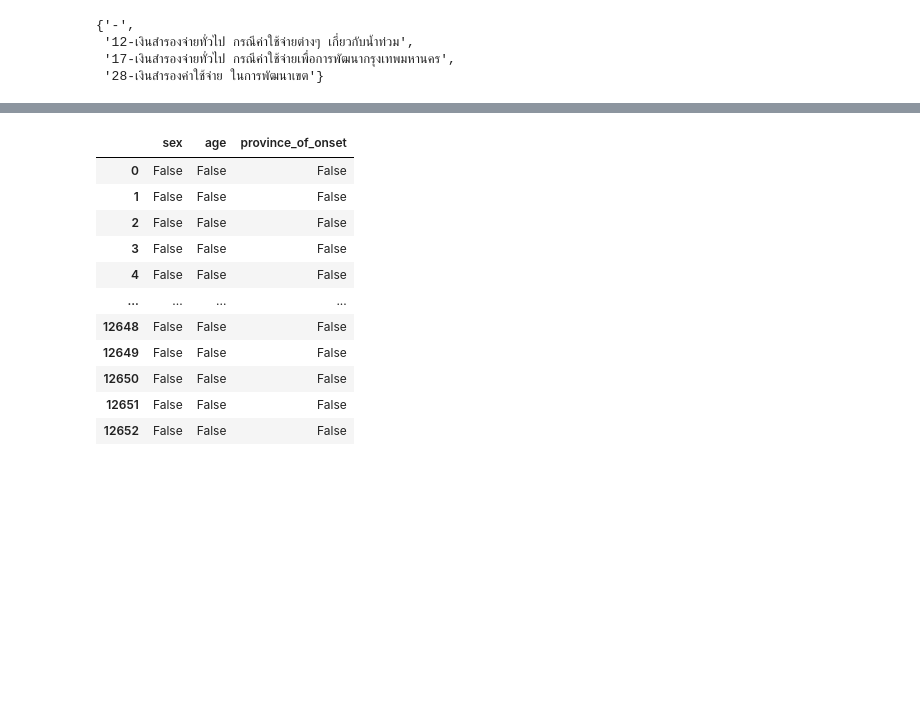
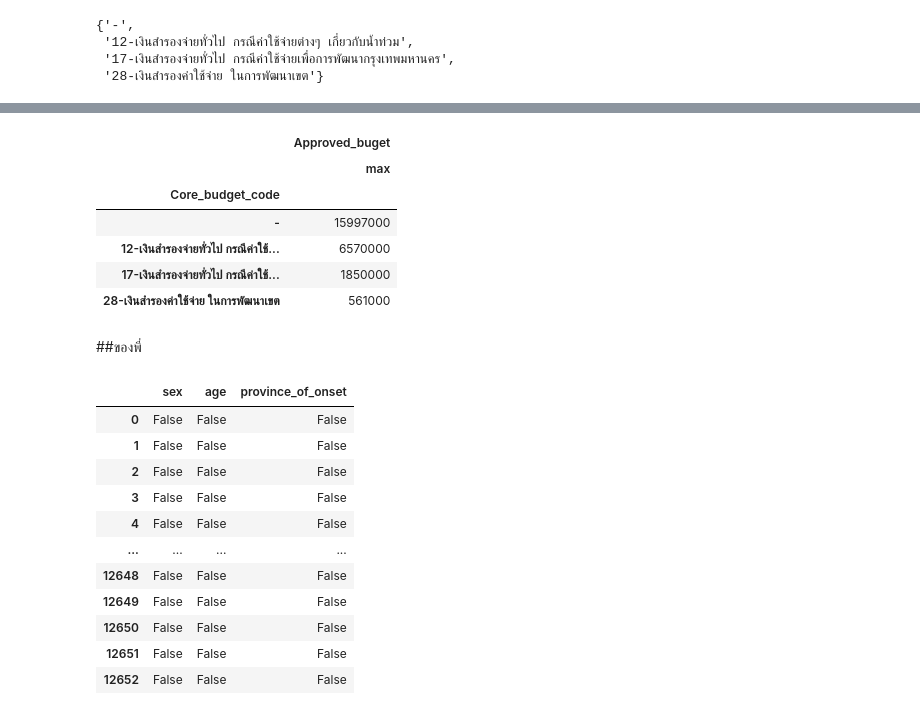
Before and after one commit to kwansawanth/python_dataviz2023, a Jupyter notebook: Pandas101.ipynb, the cells around one changed output, grey strips where cells are left out. Drawn from its saved outputs; the diff is of its cells as text; code cells hidden in the pictures; blank space fills up the shorter version.

```diff
--- a/Pandas101.ipynb
+++ b/Pandas101.ipynb
@@ -959,3 +1033,19 @@ SyntaxError: ignored
+# %%
+##ข้อ4
+
+df4 = pd.DataFrame(data1)
+result4 = df4[['Core_budget_code','Approved_buget']].groupby('Core_budget_code').aggregate(['max'])
+result4
+# %% [output]
+|  | Approved_buget |
+|  | max |
+| Core_budget_code |  |
+| - | 15997000 |
+| 12-เงินสำรองจ่ายทั่วไป กรณีค่าใช้... | 6570000 |
+| 17-เงินสำรองจ่ายทั่วไป กรณีค่าใช้... | 1850000 |
+| 28-เงินสำรองค่าใช้จ่าย ในการพัฒนาเขต | 561000 |
+# %% [markdown]
+##ของพี่
 # %%
 this_data.isnull()
 # %% [output]
```
Also changed, not shown: parts of 9 cells of this notebook.
